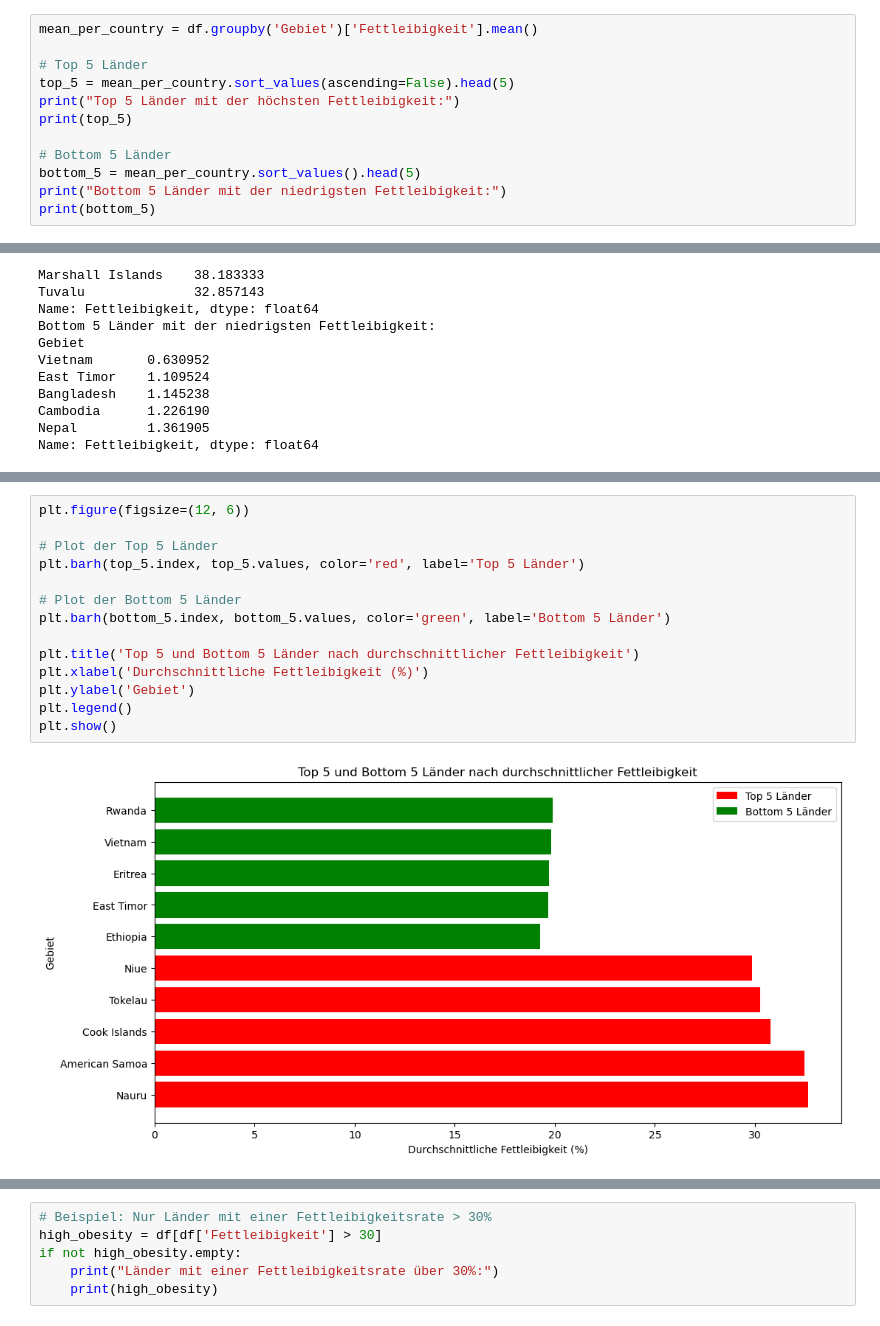
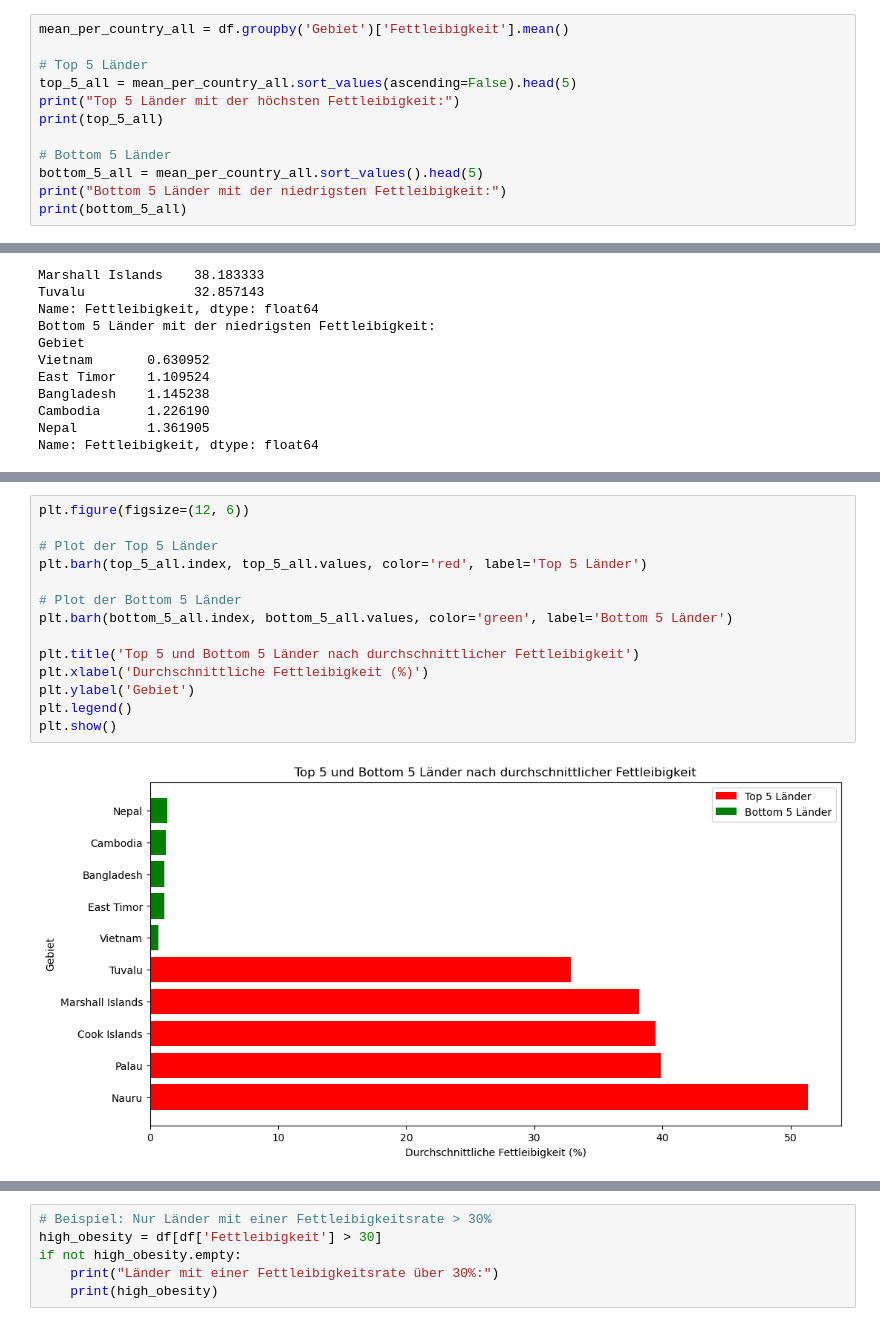
Before and after one commit to simona-cyber/LN-Python, a Jupyter notebook: Grundgerüst_Leistungsnachweis.ipynb, the cells around one changed output, grey strips where cells are left out. Drawn from its saved outputs; the diff is of its cells as text.

```diff
--- a/Grundgerüst_Leistungsnachweis.ipynb
+++ b/Grundgerüst_Leistungsnachweis.ipynb
@@ -867,17 +867,17 @@ print(avg_dict)
 # %% [markdown]
 ### Länder mit extremen Werten identifizieren
 # %%
-mean_per_country = df.groupby('Gebiet')['Fettleibigkeit'].mean()
+mean_per_country_all = df.groupby('Gebiet')['Fettleibigkeit'].mean()
 
 # Top 5 Länder
-top_5 = mean_per_country.sort_values(ascending=False).head(5)
+top_5_all = mean_per_country_all.sort_values(ascending=False).head(5)
 print("Top 5 Länder mit der höchsten Fettleibigkeit:")
-print(top_5)
+print(top_5_all)
 
 # Bottom 5 Länder
-bottom_5 = mean_per_country.sort_values().head(5)
+bottom_5_all = mean_per_country_all.sort_values().head(5)
 print("Bottom 5 Länder mit der niedrigsten Fettleibigkeit:")
-print(bottom_5)
+print(bottom_5_all)
 # %% [output]
 Top 5 Länder mit der höchsten Fettleibigkeit:
 Gebiet
@@ -956,16 +956,16 @@ Name: Man BMI, dtype: float64
 # %%
 plt.figure(figsize=(12, 6))
 
 # Plot der Top 5 Länder
-plt.barh(top_5.index, top_5.values, color='red', label='Top 5 Länder')
+plt.barh(top_5_all.index, top_5_all.values, color='red', label='Top 5 Länder')
 
 # Plot der Bottom 5 Länder
-plt.barh(bottom_5.index, bottom_5.values, color='green', label='Bottom 5 Länder')
+plt.barh(bottom_5_all.index, bottom_5_all.values, color='green', label='Bottom 5 Länder')
 
 plt.title('Top 5 und Bottom 5 Länder nach durchschnittlicher Fettleibigkeit')
 plt.xlabel('Durchschnittliche Fettleibigkeit (%)')
 plt.ylabel('Gebiet')
 plt.legend()
 plt.show()
 # %% [output]
-[figure, old version]
+[figure, new version]
```
Also changed, not shown: parts of 10 cells of this notebook.
